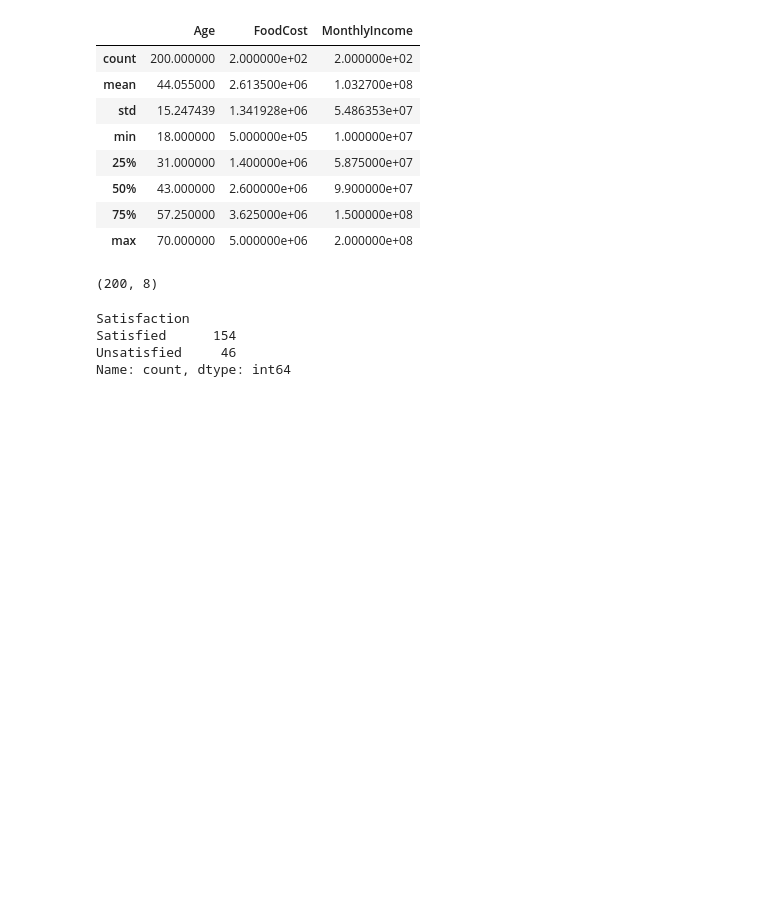
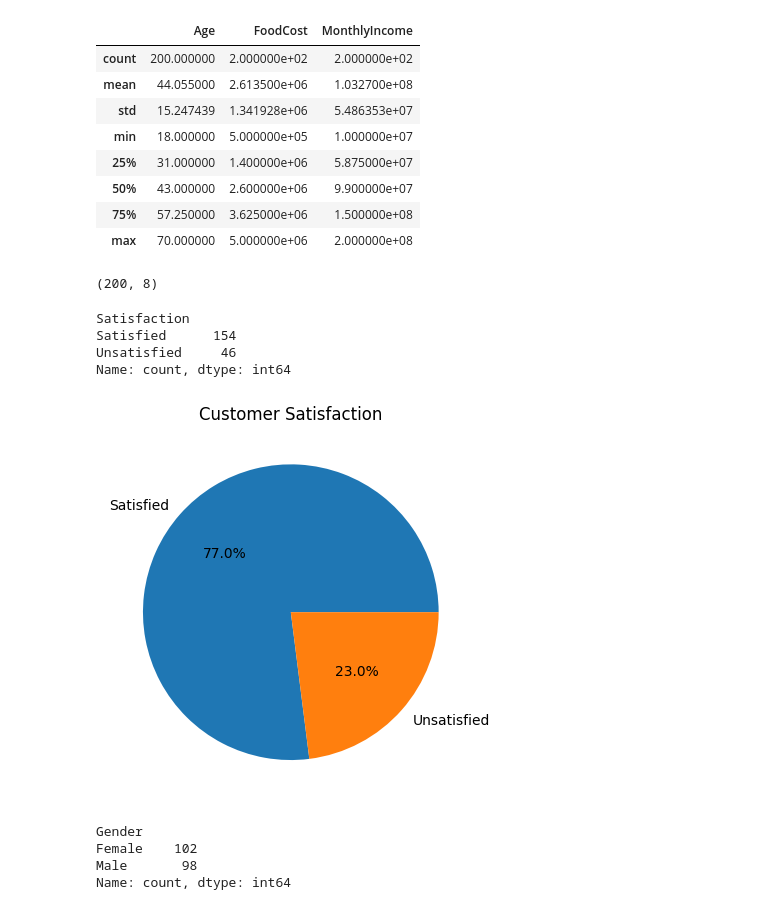
Before and after one commit to fahime9407/Machine-Learning-Path, a Jupyter notebook: preprocessing/practice.ipynb, the cells around one changed output. Drawn from its saved outputs; the diff is of its cells as text; code cells hidden in the pictures; blank space fills up the shorter version.

```diff
--- a/preprocessing/practice.ipynb
+++ b/preprocessing/practice.ipynb
@@ -37,3 +39,19 @@ Satisfaction
 Satisfied      154
 Unsatisfied     46
 Name: count, dtype: int64
+# %%
+x = ["Satisfied", "Unsatisfied"]
+y = [154, 46]
+
+plt.pie(y, labels=x, autopct='%1.1f%%')
+plt.title('Customer Satisfaction')
+plt.show()
+# %% [output]
+[figure, added]
+# %%
+df["Gender"].value_counts()
+# %% [output]
+Gender
+Female    102
+Male       98
+Name: count, dtype: int64
```
Also changed, not shown: parts of 9 cells of this notebook.
